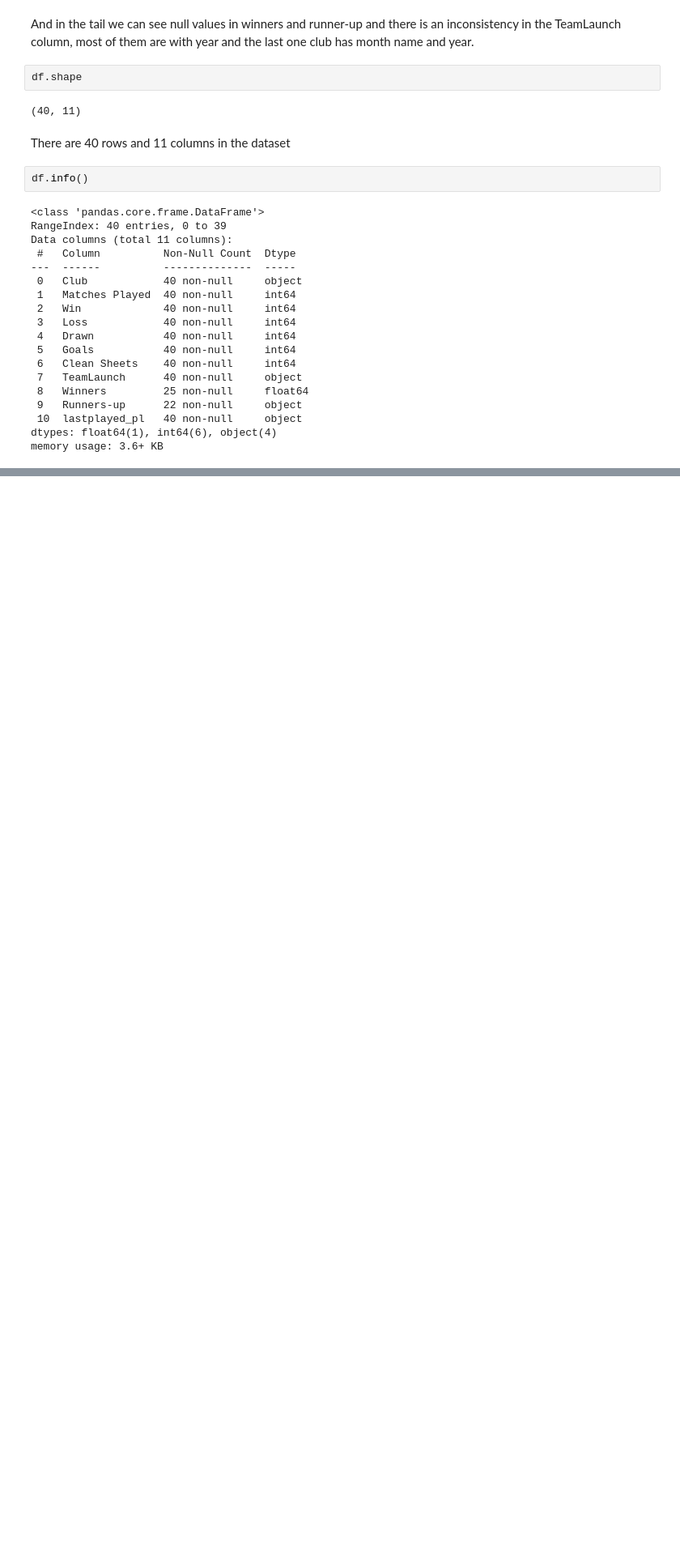
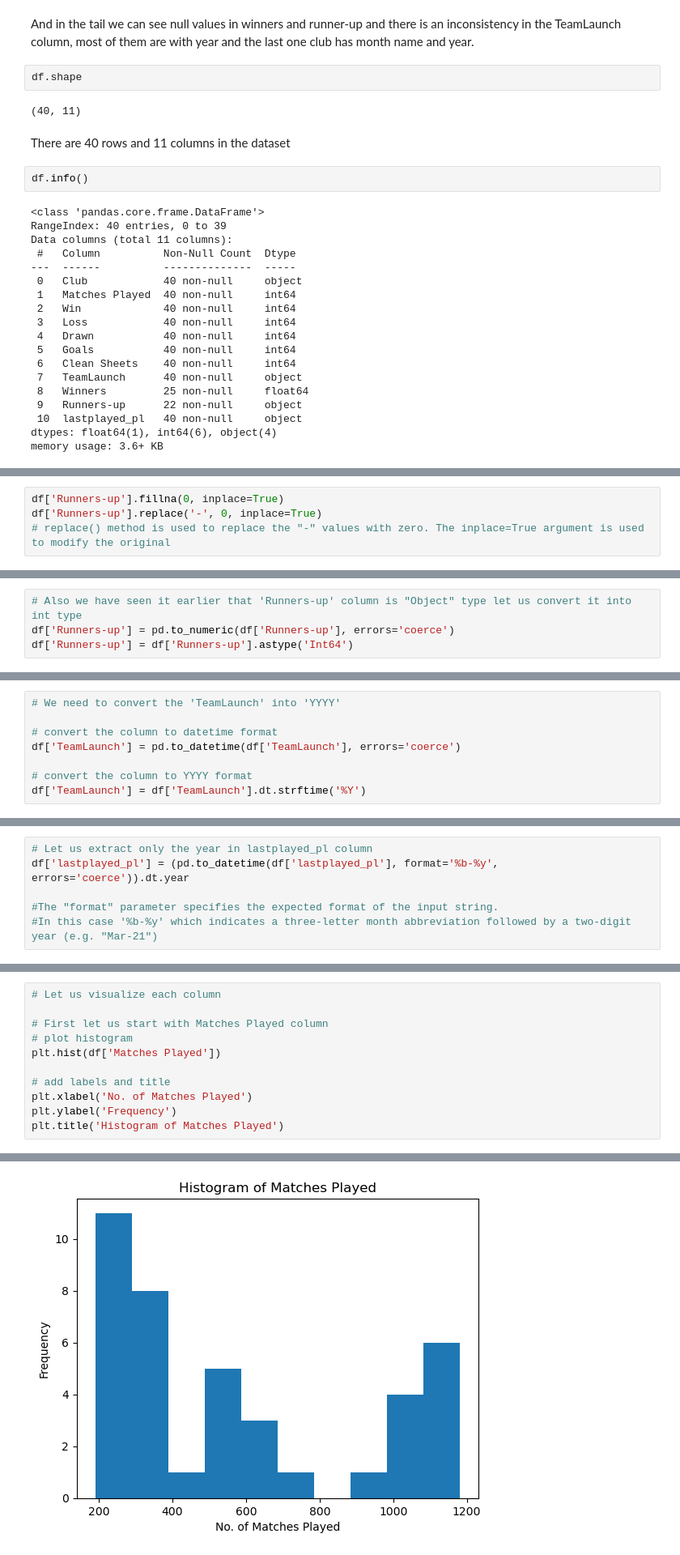
Before and after one commit to ranivaishnav/Data_Analysis_using_statistics, a Jupyter notebook: EDA.ipynb, the cells around one changed output, grey strips where cells are left out. Shown: that part at 81% size. Drawn from its saved outputs; the diff is of its cells as text; blank space fills up the shorter version.

```diff
--- a/EDA.ipynb
+++ b/EDA.ipynb
@@ -56,0 +130,4 @@ There are 40 missing values in each column, indicating that there is no missing
+# %%
+df['Runners-up'].fillna(0, inplace=True)
+df['Runners-up'].replace('-', 0, inplace=True)
+# replace() method is used to replace the "-" values with zero. The inplace=True argument is used to modify the original
@@ -56,0 +138,4 @@ There are 40 missing values in each column, indicating that there is no missing
+# %%
+# Also we have seen it earlier that 'Runners-up' column is "Object" type let us convert it into int type
+df['Runners-up'] = pd.to_numeric(df['Runners-up'], errors='coerce')
+df['Runners-up'] = df['Runners-up'].astype('Int64')
@@ -56,0 +191,8 @@ There are 40 missing values in each column, indicating that there is no missing
+# %%
+# We need to convert the 'TeamLaunch' into 'YYYY'
+
+# convert the column to datetime format
+df['TeamLaunch'] = pd.to_datetime(df['TeamLaunch'], errors='coerce')
+
+# convert the column to YYYY format
+df['TeamLaunch'] = df['TeamLaunch'].dt.strftime('%Y')
@@ -56,0 +247,6 @@ There are 40 missing values in each column, indicating that there is no missing
+# %%
+# Let us extract only the year in lastplayed_pl column
+df['lastplayed_pl'] = (pd.to_datetime(df['lastplayed_pl'], format='%b-%y', errors='coerce')).dt.year
+
+#The "format" parameter specifies the expected format of the input string.
+#In this case '%b-%y' which indicates a three-letter month abbreviation followed by a two-digit year (e.g. "Mar-21")
@@ -56,0 +311,12 @@ There are 40 missing values in each column, indicating that there is no missing
+# %%
+# Let us visualize each column
+
+# First let us start with Matches Played column
+# plot histogram
+plt.hist(df['Matches Played'])
+
+# add labels and title
+plt.xlabel('No. of Matches Played')
+plt.ylabel('Frequency')
+plt.title('Histogram of Matches Played')
+# %% [output]
@@ -56,0 +324 @@ There are 40 missing values in each column, indicating that there is no missing
+[figure, added]
```
Also changed, not shown: parts of 77 cells of this notebook.
